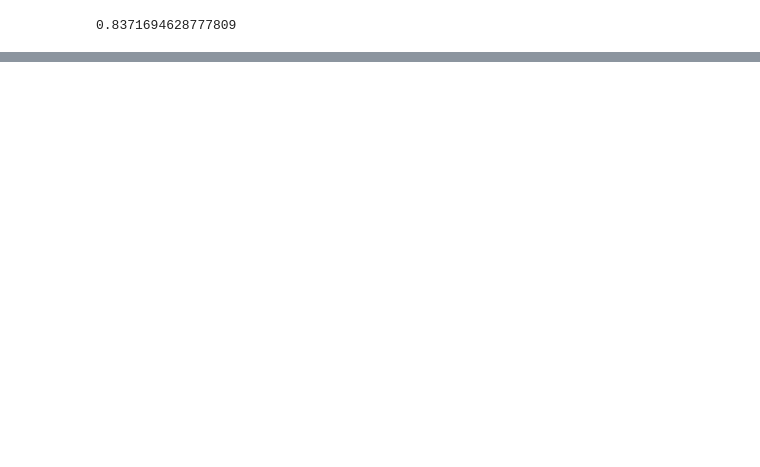
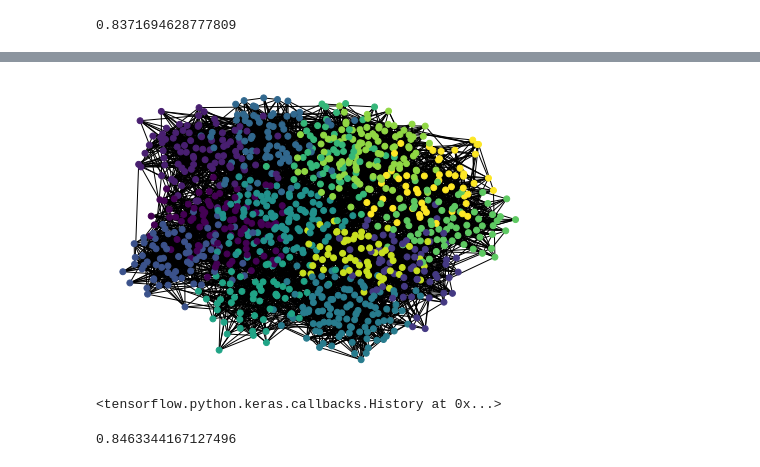
Before and after one commit to aram10/community_detection, a Jupyter notebook: autoencoder_community_detection.ipynb, the cells around one changed output, grey strips where cells are left out. Saved outputs shown, nothing was run; the diff lists cells and outputs as text; code cells hidden in the pictures; blank space fills up the shorter version.

```diff
--- a/autoencoder_community_detection.ipynb
+++ b/autoencoder_community_detection.ipynb
@@ -188,0 +99,4 @@ array([1, 1, 1, 1, 1, 1, 1, 1, 0, 0, 1, 1, 1, 1, 0, 0, 1, 1, 0, 1, 0, 1,
+# %%
+nx.draw(lfr, node_size=35, node_color=lfr_labels)
+# %% [output]
+[figure, added]
@@ -188,0 +116,22 @@ array([1, 1, 1, 1, 1, 1, 1, 1, 0, 0, 1, 1, 1, 1, 0, 0, 1, 1, 0, 1, 0, 1,
+# %%
+#115-64-32-16
+
+X_football_1 = tf.convert_to_tensor(nx.modularity_matrix(football))
+
+ae_football_1 = Autoencoder(115, 64)
+ae_football_1.compile(optimizer='adam', loss="mse")
+ae_football_1.fit(X_football_1, X_football_1, epochs=5000, shuffle=True, batch_size=115, verbose=0)
+
+X_football_2 = ae_football_1.encoder(X_football_1)
+
+ae_football_2 = Autoencoder(64, 32)
+ae_football_2.compile(optimizer='adam', loss="mse")
+ae_football_2.fit(X_football_2, X_football_2, epochs=5000, shuffle=True, batch_size=64, verbose=0)
+
+X_football_3 = ae_football_2.encoder(X_football_2)
+
+ae_football_3 = Autoencoder(32, 16)
+ae_football_3.compile(optimizer='adam', loss="mse")
+ae_football_3.fit(X_football_3, X_football_3, epochs=5000, shuffle=True, batch_size=32, verbose=0)
+# %% [output]
+<tensorflow.python.keras.callbacks.History at 0x...>
@@ -188,0 +142,4 @@ array([1, 1, 1, 1, 1, 1, 1, 1, 0, 0, 1, 1, 1, 1, 0, 0, 1, 1, 0, 1, 0, 1,
+# %%
+normalized_mutual_info_score(football_labels, kmeans_football.labels_)
+# %% [output]
+0.8463344167127496
```
Also changed, not shown: parts of 26 cells of this notebook, 25 other files.
